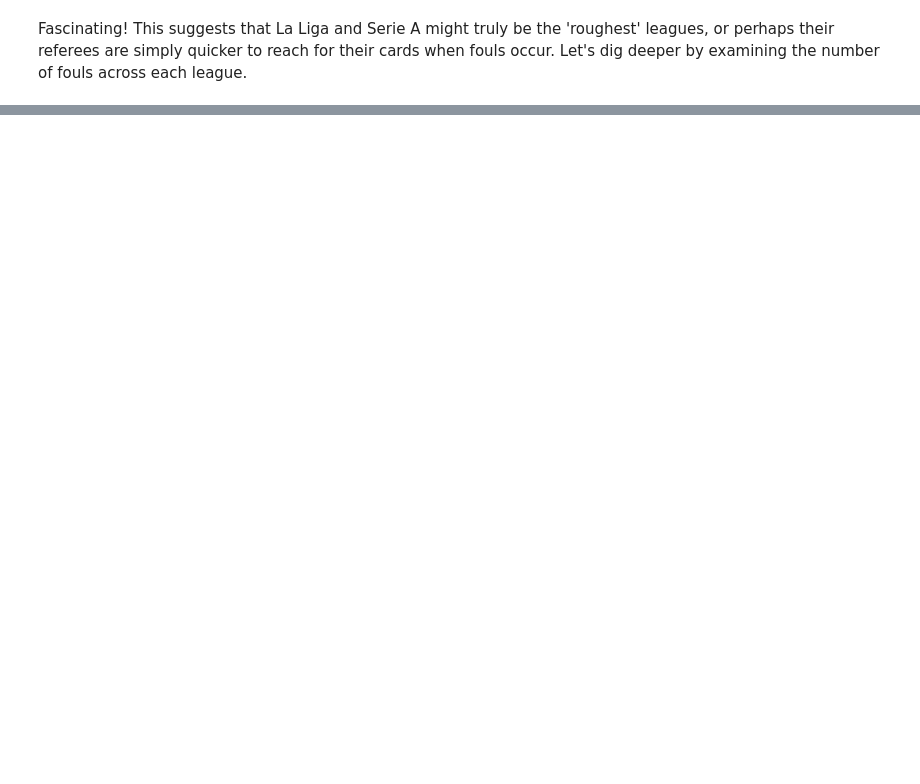
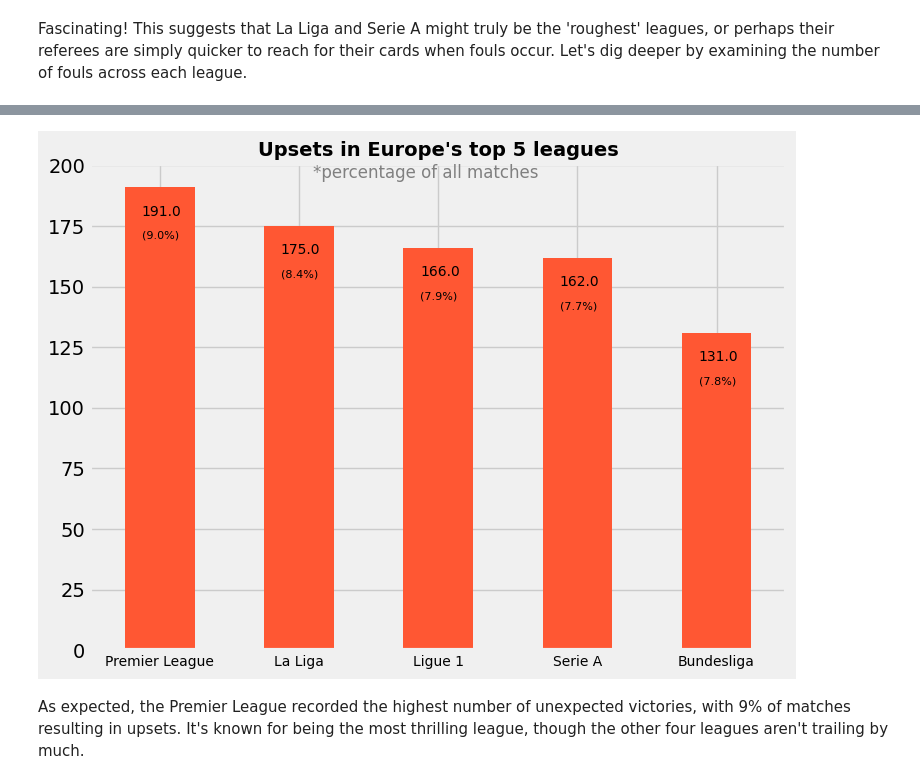
Before and after one commit to yassergribi/Analysis-of-Football-Events, a Jupyter notebook: Analysis_of_Football_Events.ipynb, the cells around one changed output, grey strips where cells are left out. Saved outputs shown, nothing was run; the diff lists cells and outputs as text; code cells hidden in the pictures; blank space fills up the shorter version.

```diff
--- a/Analysis_of_Football_Events.ipynb
+++ b/Analysis_of_Football_Events.ipynb
@@ -226,0 +208,7 @@ cards
+# %%
+upsets = matches[against_odds][["id_odsp","league"]]
+upsets = upsets.groupby("league").size().reset_index(name="count")
+upsets["ratio"] = round(upsets["count"] / number_of_matches["number_of_matches"] * 100, 1)
+# %%
+upsets_reindexed = upsets.sort_values("count", ascending=False).set_index("league")
+upsets_reindexed
@@ -226,0 +223,19 @@ cards
+# %%
+ax = upsets_reindexed["count"].plot(kind="bar",
+                                   color="#FF5733",
+                                   figsize=(8, 6))
+
+for idx, (index, row) in enumerate(upsets_reindexed.iterrows()):
+    plt.text(idx - 0.13, row['count'] - 10, f"{row['count']}", color='black', ha='left', va='center', fontsize=10)
+    plt.text(idx + 0.14, row['count'] - 20, f"({row['ratio']}%)", color='black', ha='right', va='center', fontsize=8)
+
+
+plt.xticks(rotation=0,fontsize=10)
+plt.xlabel('')
+plt.title("Upsets in Europe's top 5 leagues", fontsize=14, weight='bold')
+plt.suptitle("*percentage of all matches", fontsize=12, y=0.88, color='gray')
+plt.show()
+# %% [output]
+[figure, added]
+# %% [markdown]
+As expected, the Premier League recorded the highest number of unexpected victories, with 9% of matches resulting in upsets. It's known for being the most thrilling league, though the other four leagues aren't trailing by much.
```
Also changed, not shown: parts of 46 cells of this notebook.
